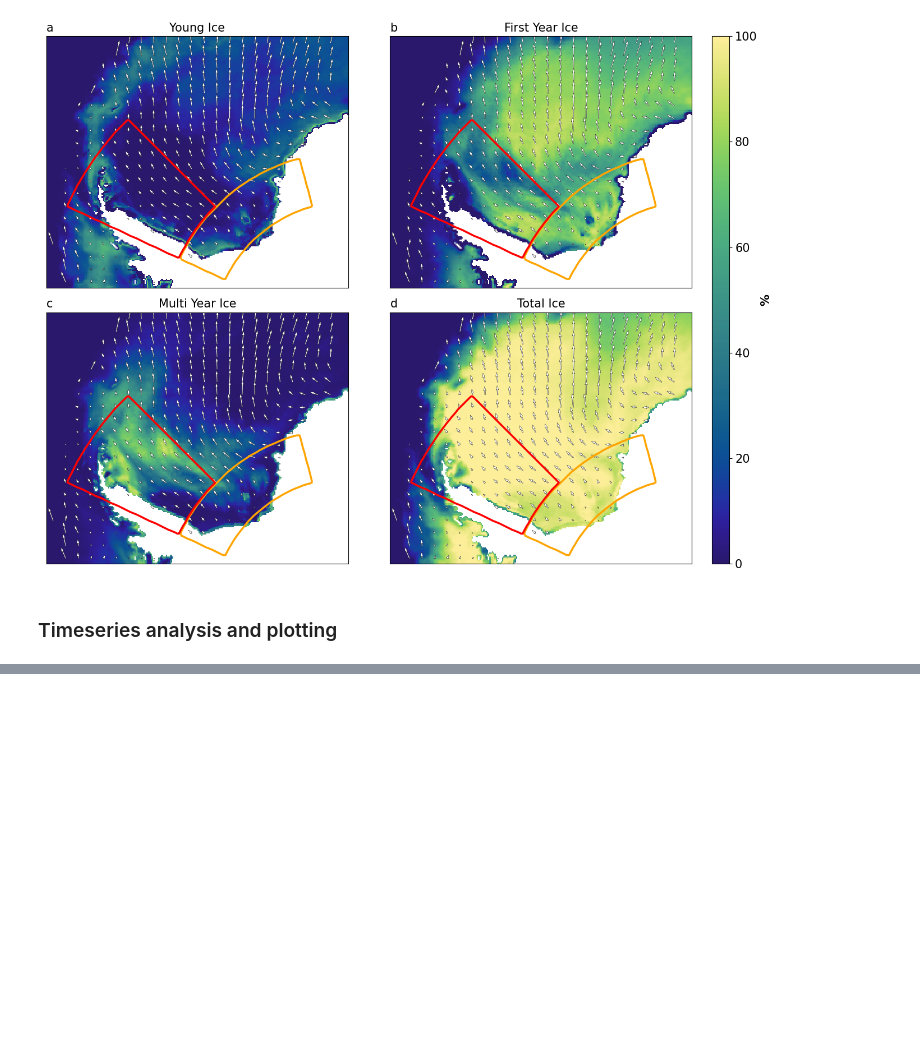
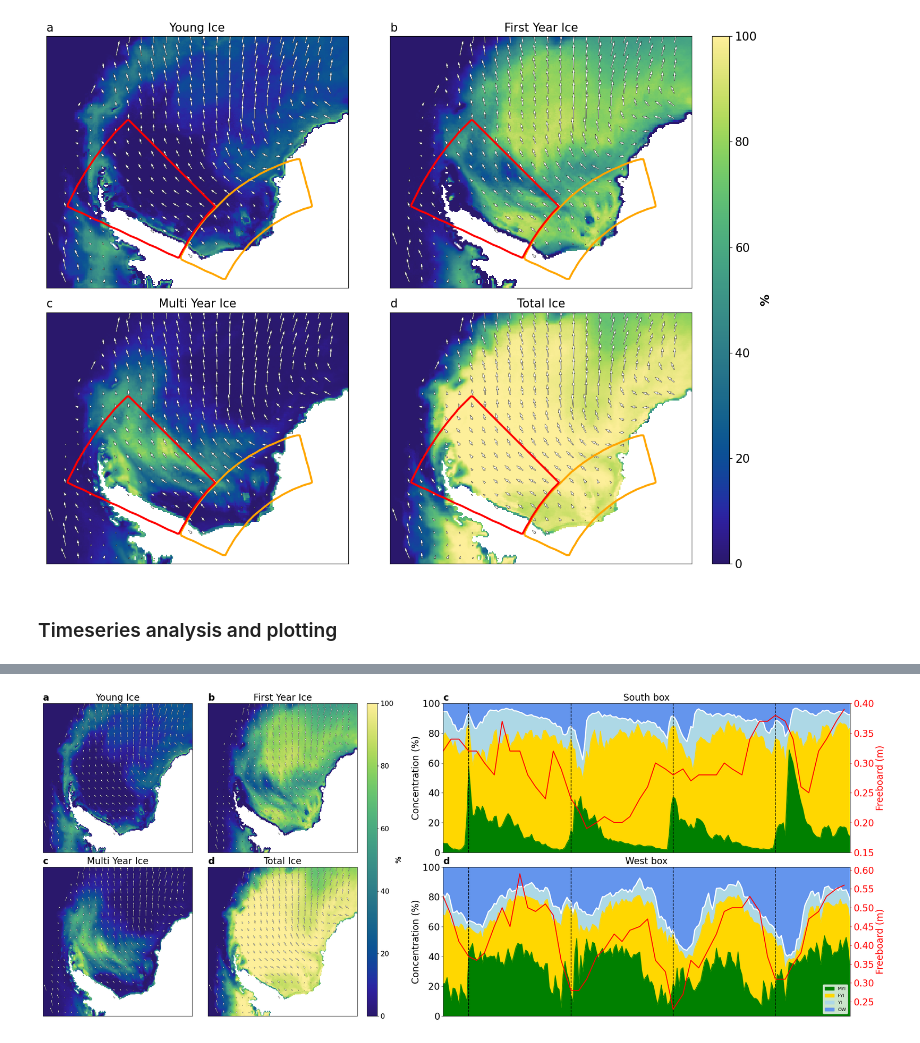
Before and after one commit to ICESAT-2HackWeek/floes, a Jupyter notebook: contributors/smtc/icemotion_icetype_figure.ipynb, the cells around one changed output, grey strips where cells are left out. Drawn from its saved outputs; the diff is of its cells as text; code cells hidden in the pictures; blank space fills up the shorter version.

```diff
--- a/contributors/smtc/icemotion_icetype_figure.ipynb
+++ b/contributors/smtc/icemotion_icetype_figure.ipynb
@@ -365,0 +354,100 @@ plt.show()
+# %%
+# ATTEMPT AT INTEGRATED PLOT
+fontsize = 20
+
+fig, ax = plt.subplots(ncols=3, nrows=2, gridspec_kw={'width_ratios': [2, 2, 4.5], 'height_ratios': [1, 1]}, figsize=(25,10))
+
+cmap = cmocean.cm.haline
+box_colours = ['orange','r']
+plt.tight_layout()
+# fig.tight_layout()
+
+[axi.xaxis.set_visible(False) for axi in ax.ravel()]
+[axi.yaxis.set_visible(False) for axi in ax.ravel()]
+
+a = icetype_crop['YI'].plot(cmap=cmap, ax=ax[0, 0], add_colorbar=False, vmin=0, vmax=100)
+quiver = ax[0,0].quiver(crop['x'], crop['y'],crop['u-'], crop['v-'], color='white', edgecolors='black', linewidth=0.3)
+ax[0,0].set_title('a', fontsize=fontsize, loc='left', weight='bold')
+ax[0,0].set_title('Young Ice', fontsize=fontsize, loc='center')
+
+boundary_ax = ax[0,0].twinx()  # Create a separate axis for plotting boundaries
+boundary_ax.set_visible(False)
+boxes_vec.boundary.plot(color=box_colours, ax=boundary_ax, linewidth=2.5)
+boundary_ax.set_ylim(ax[0, 0].get_ylim())  # Match the y-axis limits with the ice type plot
+
+icetype_crop['FYI'].plot(cmap=cmap, ax=ax[0, 1], vmin=0, vmax=100, add_colorbar=False,)
+quiver = ax[0,1].quiver(crop['x'], crop['y'],crop['u-'], crop['v-'], color='white', edgecolors='black', linewidth=0.3)
+ax[0,1].set_title('b', fontsize=fontsize, loc='left', weight='bold')
+ax[0,1].set_title('First Year Ice', fontsize=fontsize, loc='center')
+
+boundary_ax = ax[0,1].twinx()  # Create a separate axis for plotting boundaries
+boxes_vec.boundary.plot(color=box_colours, ax=boundary_ax, linewidth=2.5)
+boundary_ax.set_ylim(ax[0, 1].get_ylim())  # Match the y-axis limits with the ice type plot
+
+icetype_crop['MYI'].plot(cmap=cmap, ax=ax[1, 0], add_colorbar=False, vmin=0, vmax=100)
+quiver = ax[1,0].quiver(crop['x'], crop['y'],crop['u-'], crop['v-'], color='white', edgecolors='black', linewidth=0.3)
+ax[1,0].set_title('c', fontsize=fontsize, loc='left', weight='bold')
+ax[1,0].set_title('Multi Year Ice', fontsize=fontsize, loc='center')
+
+boundary_ax = ax[1,0].twinx()  # Create a separate axis for plotting boundaries
+boxes_vec.boundary.plot(color=box_colours, ax=boundary_ax, linewidth=2.5)
+boundary_ax.set_ylim(ax[1, 0].get_ylim())  # Match the y-axis limits with the ice type plot
+
+icetype_crop['TOTAL_ICE'].plot(cmap=cmap, ax=ax[1, 1], vmin=0, vmax=100,add_colorbar=False)
+quiver = ax[1,1].quiver(crop['x'], crop['y'],crop['u-'], crop['v-'], color='white', edgecolors='black', linewidth=0.3)
+ax[1,1].set_title('d', fontsize=fontsize, loc='left', weight='bold')
+ax[1,1].set_title('Total Ice', fontsize=fontsize, loc='center')
+
+boundary_ax = ax[1,1].twinx()  # Create a separate axis for plotting boundaries
+boundary_ax.set_visible(False)
+
+boxes_vec.boundary.plot(color=box_colours, ax=boundary_ax, linewidth=2.5)
+boundary_ax.set_ylim(ax[1, 1].get_ylim())  # Match the y-axis limits with the ice type plot
+
+# Creating colorbar between the second and third columns
+cbar = plt.colorbar(a, ax=ax[:, :2].ravel().tolist(), aspect=30, pad=0.025)
+cbar.set_label(label="%", size=15, weight='bold')
+cbar.ax.tick_params(labelsize=15)
+
+
+masked_SWSbox_df[cols]['2018-10-01':'2022-10-01'].plot.area(ylim=(0,100), ax=ax[0,2], color=colormap, legend=False)#.legend(loc='center left')
+ATL20_masked_SWSbox_df.plot(ax=ax[0,2], secondary_y=True, color='red', linewidth=2)
+cumulative_sum_south = masked_SWSbox_df[['MYI', 'FYI', 'YI']]['2018-10-01':'2022-10-01'].sum(axis=1)
+# Plot the horizontal dividing line
+cumulative_sum_south.plot(ax=ax[0, 2], color='white', linestyle='-', linewidth=2.5)
+
+ax[0, 2].set_xticks(ATL20_masked_SWSbox_df.index)
+ax[0, 2].set_xticklabels(custom_labels, rotation=0, size=fontsize)
+ax[0, 2].right_ax.set_ylim(0.15,0.4)
+ax[0, 2].tick_params(axis='y', labelsize=fontsize)
+ax[0, 2].set_ylabel('Concentration (%)', size=fontsize)
+ax[0, 2].right_ax.set_ylabel('Freeboard (m)', size=fontsize).set_color('red')
+ax[0, 2].right_ax.tick_params(axis='y', colors='red', labelsize=fontsize)
+ax[0, 2].set_xlabel('')
+ax[0, 2].set_title('c', fontsize=fontsize, loc='left', weight='bold')
+ax[0, 2].set_title('South box', fontsize=fontsize, loc='center')
+
+
+area = masked_WWSnocbox_df[cols]['2018-10-01':'2022-10-01'].plot.area(ylim=(0,100), ax=ax[1, 2], color=colormap, legend=False)#.legend(loc='lower left')
+line = ATL20_masked_WWSnocbox_df.plot(ax=ax[1, 2], secondary_y=True, color='red', linewidth=2)
+cumulative_sum_west = masked_WWSnocbox_df[['MYI', 'FYI', 'YI']]['2018-10-01':'2022-10-01'].sum(axis=1)
+# Plot the horizontal dividing line
+cumulative_sum_west.plot(ax=ax[1, 2], color='white', linestyle='-', label='', linewidth=2.5)
+
+ax[1, 2].legend()
+ax[1, 2].right_ax.set_ylabel('Freeboard (m)', size=fontsize).set_color('red')
+ax[1, 2].right_ax.tick_params(axis='y', colors='red', labelsize=fontsize)
+ax[1, 2].tick_params(axis='y', labelsize=fontsize)
+ax[1, 2].set_ylabel('Concentration (%)', size=fontsize)
+ax[1, 2].set_xlabel('')
+ax[1, 2].set_xticks(ATL20_masked_WWSnocbox_df.index)
+ax[1, 2].set_xticklabels(custom_labels, rotation=0, size=fontsize)
+ax[1, 2].set_title('d', fontsize=fontsize, loc='left', weight='bold')
+ax[1, 2].set_title('West box', fontsize=fontsize, loc='center')
+
+for month in ATL20_masked_SWSbox_df.index:
+    if re.search(".-01-.", str(month)):
+        ax[0, 2].axvline(month, color='black', linestyle='--')
+        ax[1, 2].axvline(month, color='black', linestyle='--')
+# %% [output]
+[figure, added]
```
Also changed, not shown: parts of 8 cells of this notebook.
